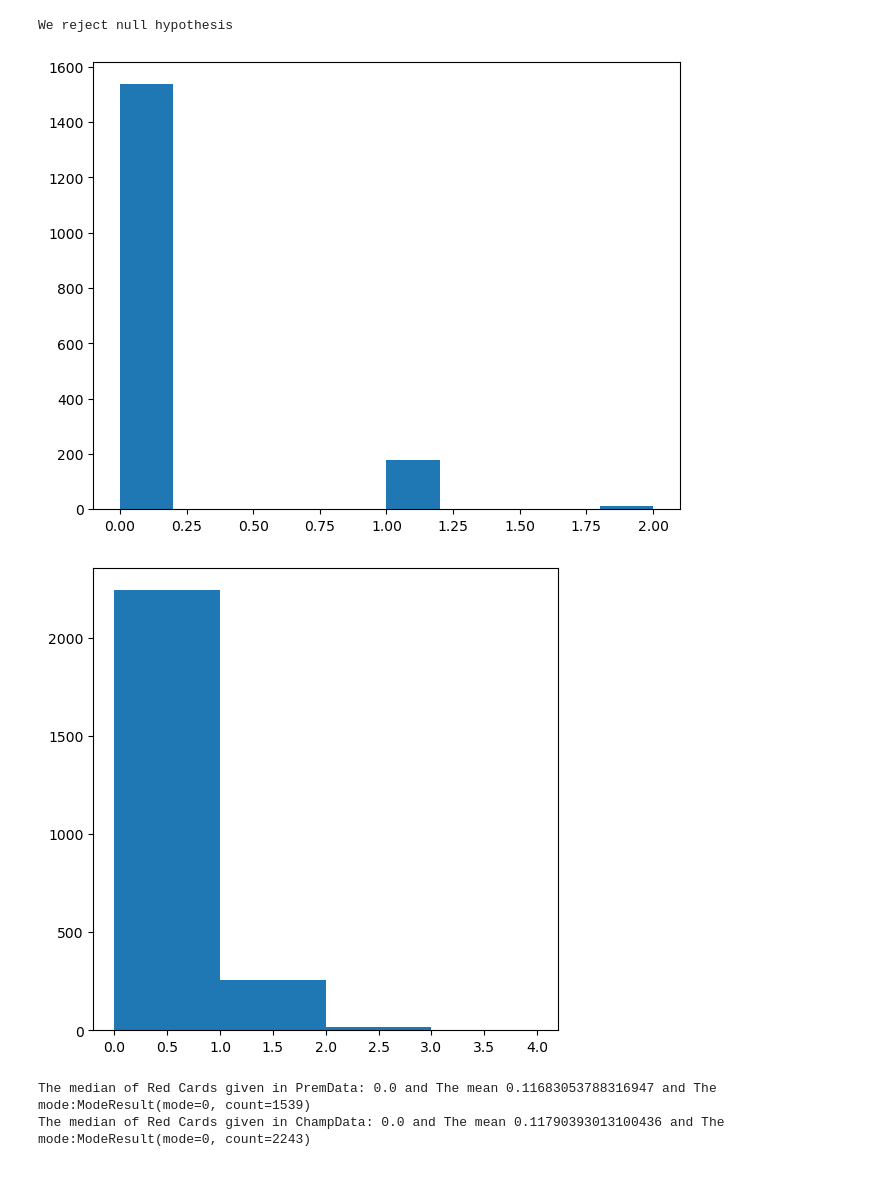
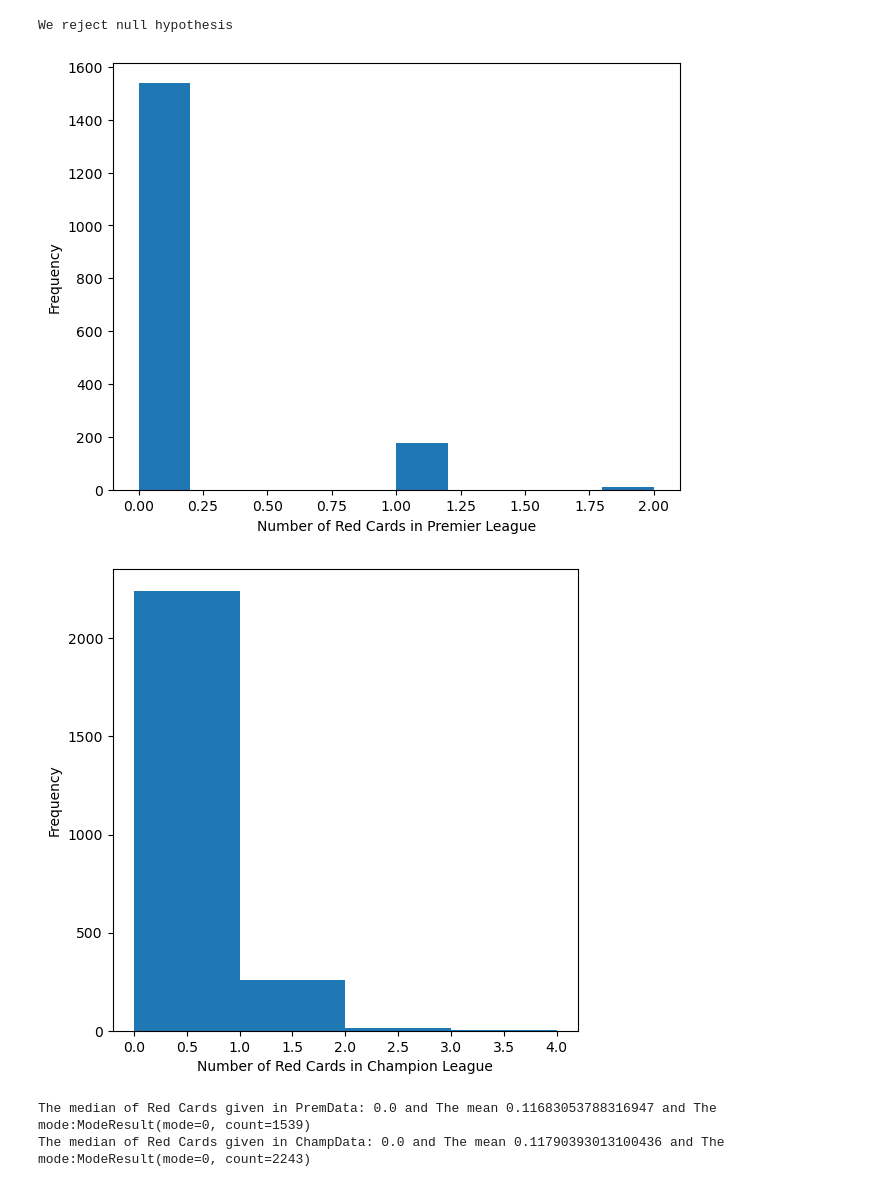
Before and after one commit to Just-Learning-here/AggressiveAnalysisPremVsChamp, a Jupyter notebook: notebooks/AggressiveAnalysisPremVsChamp.ipynb, the cells around one changed output. Saved outputs shown, nothing was run; the diff lists cells and outputs as text; code cells hidden in the pictures.

```diff
--- a/notebooks/AggressiveAnalysisPremVsChamp.ipynb
+++ b/notebooks/AggressiveAnalysisPremVsChamp.ipynb
@@ -1,7 +1,7 @@
 # %%
 import pandas as pd
-df = pd.read_csv(r"C:\Users\bdr-m\Downloads\premvsjuve\England CSV.csv", delimiter=',')  # Premier League Data
-dfC= pd.read_csv(r"C:\Users\bdr-m\Downloads\premvsjuve\England 2 CSV.csv", delimiter=',') # Championship Data
+df = pd.read_csv(r"..\England CSV.csv", delimiter=',')  # Premier League Data
+dfC= pd.read_csv(r"..\England 2 CSV.csv", delimiter=',') # Championship Data
 display(df)
 display(dfC)
 # %% [output]
@@ -398,17 +453,32 @@ We reject null hypothesis
 # %%
 plt.figure(layout="constrained")
 plt.hist(premData["Red"],bins=10)
+
+# created a histogram to see how much  red cards are given in Premier League
+
+plt.xlabel("Number of Red Cards in Premier League")
+plt.ylabel("Frequency")
+# Save it to a file
+plt.savefig("visuals/redCards_histogram.png", dpi=300, bbox_inches='tight')
 plt.show()
-# created a histogram to see how much  red cards are given in Premier League
+plt.close()
 # %% [output]
-[figure, old version]
+[figure, new version]
 # %%
 plt.figure(figsize=(6,6))
 plt.hist(champData["Red"],bins=[0,1,2,3,4])
+
+# created a histogram to see how much  red cards are given in Premier League
+
+
+plt.xlabel("Number of Red Cards in Champion League")
+plt.ylabel("Frequency")
+# Save it to a file
+plt.savefig("visuals/redCards1_histogram.png", dpi=300, bbox_inches='tight')
 plt.show()
-# created a histogram to see how much  red cards are given in Premier League
+plt.close()
 # %% [output]
-[figure, old version]
+[figure, new version]
 # %%
 print(f"The median of Red Cards given in PremData: {np.median(premData["Red"])} and The mean {premData["Red"].mean()} and The mode:{stats.mode(premData["Red"])}")
 
```
Also changed, not shown: parts of 8 cells of this notebook.
